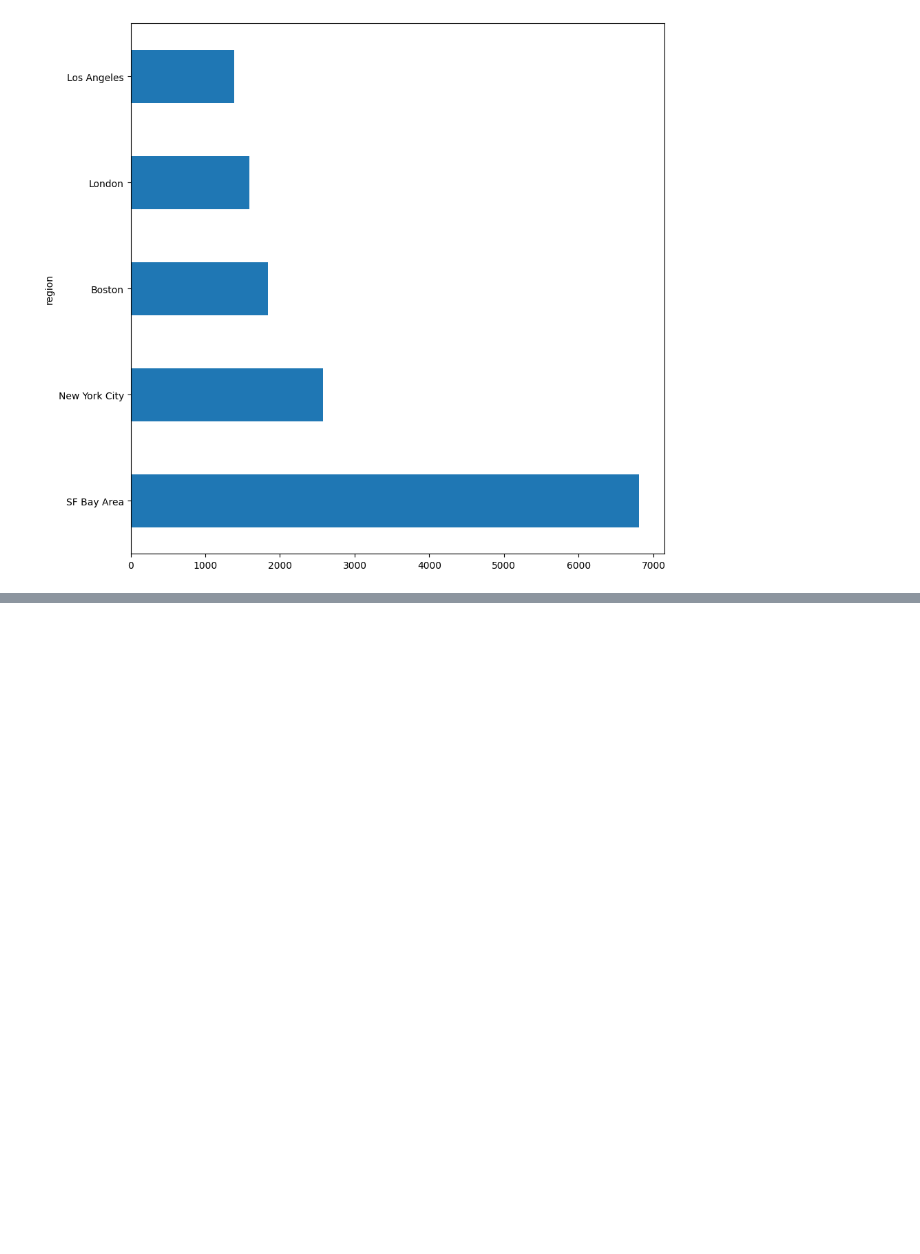
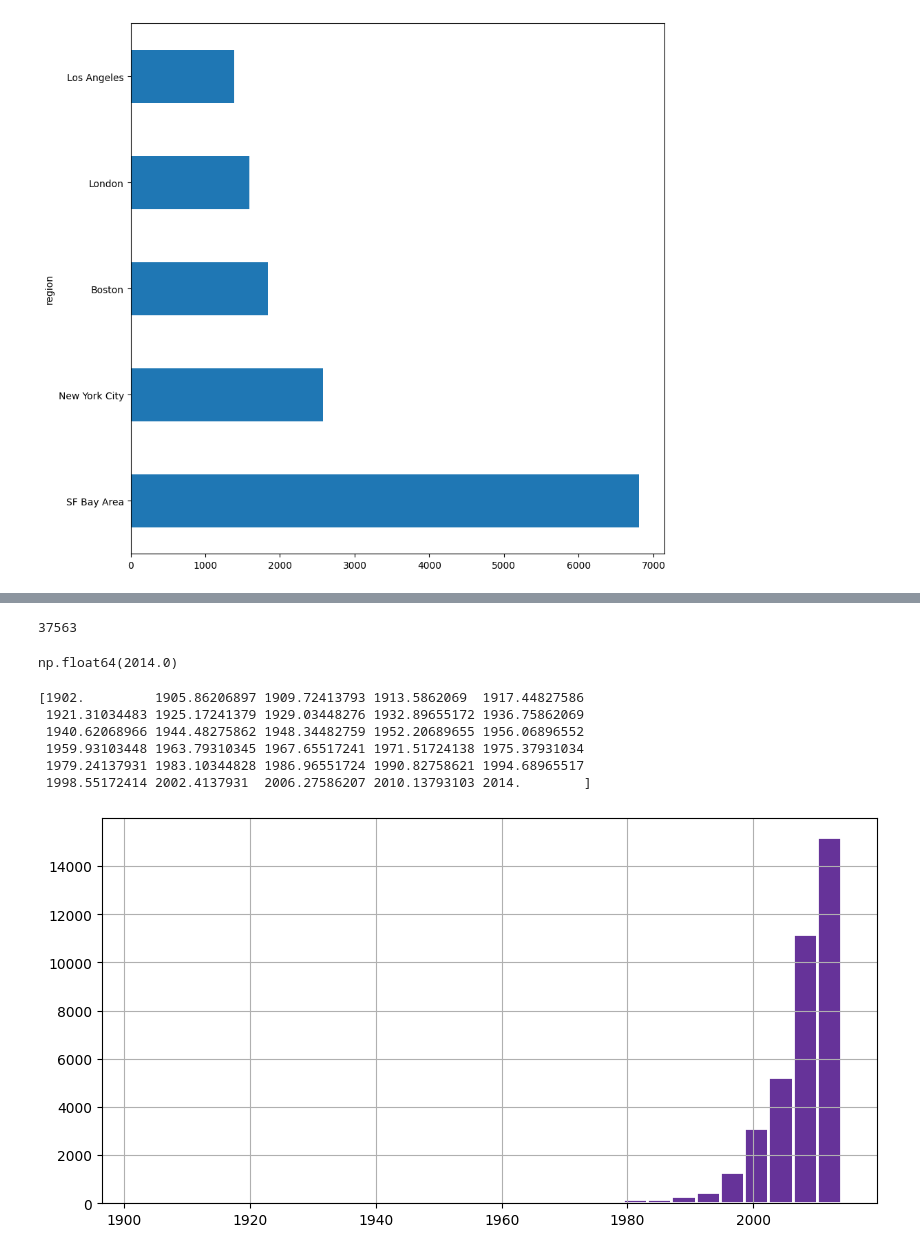
Before and after one commit to lorenzopanero/forecast-italian-firms-success, a Jupyter notebook: notebooks/exploration_investment.ipynb, the cells around one changed output, grey strips where cells are left out. Saved outputs shown, nothing was run; the diff lists cells and outputs as text; code cells hidden in the pictures; blank space fills up the shorter version.

```diff
--- a/notebooks/exploration_investment.ipynb
+++ b/notebooks/exploration_investment.ipynb
@@ -300,0 +308,2 @@ plt.show()
+# %%
+data = raw_data
@@ -300,0 +324,4 @@ plt.show()
+# %%
+data = data.dropna(subset=["status"])
+data = data.dropna(subset=["founded_year"])
+data = data.dropna(subset=["name"])
@@ -300,0 +348,29 @@ plt.show()
+# %%
+len(data)
+# %% [output]
+37563
+# %%
+data = data.fillna({"market": "other", "country_code": "other", "region": "other", "city": "other", "state_code": "other"})
+# %%
+data['founded_year'].max()
+# %% [output]
+np.float64(2014.0)
+# %%
+max_val, min_val = data['founded_year'].max(), data['founded_year'].min()
+bins_edges = np.linspace(min_val, max_val, 30)
+plt.figure(figsize=(10,5))
+plt.hist(x=data['founded_year'],
+         bins=bins_edges,
+         color='rebeccapurple',
+         edgecolor='white',
+         linewidth=2,)
+plt.grid()
+print(bins_edges)
+# %% [output]
+[1902.         1905.86206897 1909.72413793 1913.5862069  1917.44827586
+ 1921.31034483 1925.17241379 1929.03448276 1932.89655172 1936.75862069
+ 1940.62068966 1944.48275862 1948.34482759 1952.20689655 1956.06896552
+ 1959.93103448 1963.79310345 1967.65517241 1971.51724138 1975.37931034
+ 1979.24137931 1983.10344828 1986.96551724 1990.82758621 1994.68965517
+ 1998.55172414 2002.4137931  2006.27586207 2010.13793103 2014.        ]
+[figure, added]
```
Also changed, not shown: parts of 13 cells of this notebook, 4 other files.
